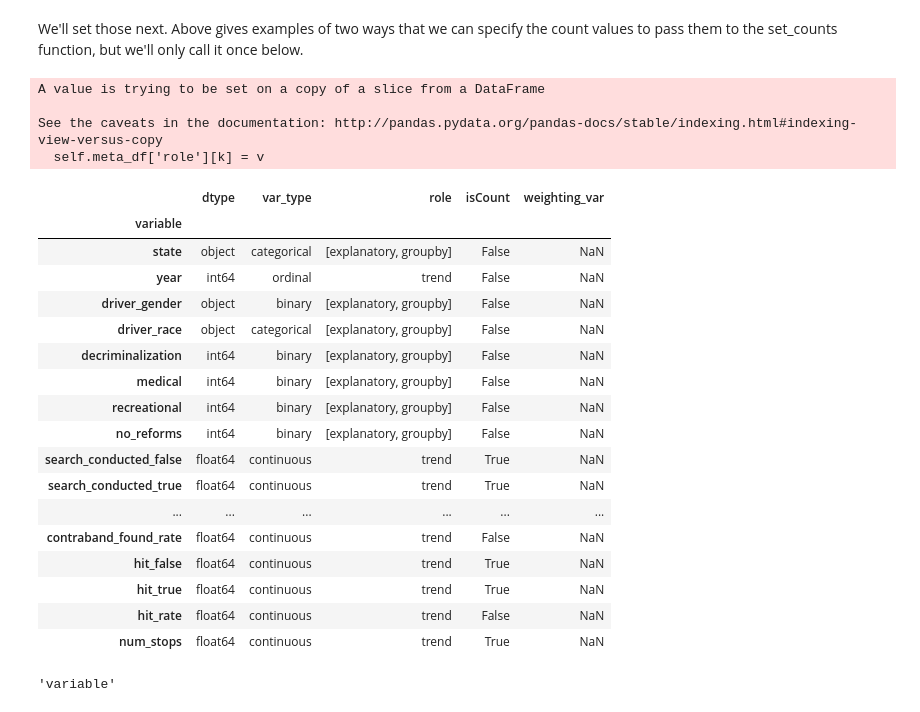
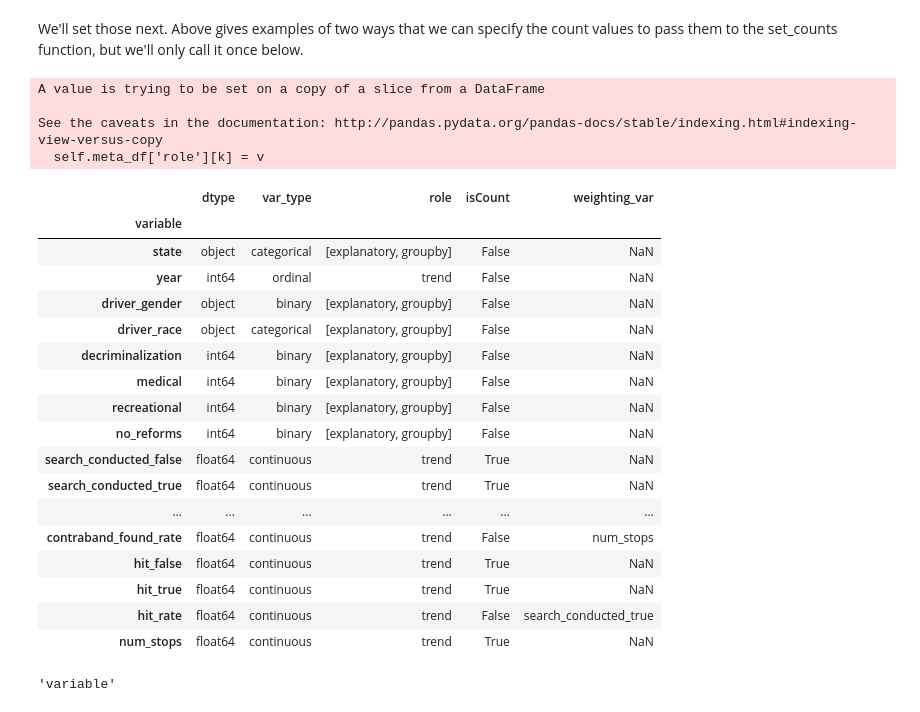
Before and after one commit to fairnessforensics/wiggum, a Jupyter notebook: research_notebooks/01_basic_demo.ipynb, the cells around one changed output. Saved outputs shown, nothing was run; the diff lists cells and outputs as text; code cells hidden in the pictures.

```diff
--- a/research_notebooks/01_basic_demo.ipynb
+++ b/research_notebooks/01_basic_demo.ipynb
@@ -51,35 +51,36 @@ is_count = {'state':False, 'year':False, 'driver_gender':False, 'driver_race':Fa
 count_list = ['search_conducted_false', 'search_conducted_true','contraband_found_false',
        'contraband_found_true', 'hit_false',
        'hit_true', 'num_stops']
-weighting = {'hit_rate':'search_conducted_true','search_conducted_rate':'num_stops'}
+weighting = {'hit_rate':'search_conducted_true','search_conducted_rate':'num_stops','contraband_found_rate':'num_stops'}
 # %% [markdown]
 We'll set those next.  Above gives examples of two ways that we can specify the count values to pass them to the set_counts function, but we'll only call it once below.
 # %%
 labeled_df_setup.set_counts(count_list)
 labeled_df_setup.set_roles(roles)
+labeled_df_setup.set_weighting_vars(weighting)
 labeled_df_setup.meta_df
 # %% [output]
 A value is trying to be set on a copy of a slice from a DataFrame
 
 See the caveats in the documentation: http://pandas.pydata.org/pandas-docs/stable/indexing.html#indexing-view-versus-copy
   self.meta_df['role'][k] = v
 |  | dtype | var_type | role | isCount | weighting_var |
 | variable |  |  |  |  |  |
 | state | object | categorical | [explanatory, groupby] | False | NaN |
 | year | int64 | ordinal | trend | False | NaN |
 | driver_gender | object | binary | [explanatory, groupby] | False | NaN |
 | driver_race | object | categorical | [explanatory, groupby] | False | NaN |
 | decriminalization | int64 | binary | [explanatory, groupby] | False | NaN |
 | medical | int64 | binary | [explanatory, groupby] | False | NaN |
 | recreational | int64 | binary | [explanatory, groupby] | False | NaN |
 | no_reforms | int64 | binary | [explanatory, groupby] | False | NaN |
 | search_conducted_false | float64 | continuous | trend | True | NaN |
 | search_conducted_true | float64 | continuous | trend | True | NaN |
 | ... | ... | ... | ... | ... | ... |
-| contraband_found_rate | float64 | continuous | trend | False | NaN |
+| contraband_found_rate | float64 | continuous | trend | False | num_stops |
 | hit_false | float64 | continuous | trend | True | NaN |
 | hit_true | float64 | continuous | trend | True | NaN |
-| hit_rate | float64 | continuous | trend | False | NaN |
+| hit_rate | float64 | continuous | trend | False | search_conducted_true |
 | num_stops | float64 | continuous | trend | True | NaN |
 # %%
 labeled_df_setup.meta_df.index.name
```
Also changed, not shown: parts of 4 cells of this notebook.
